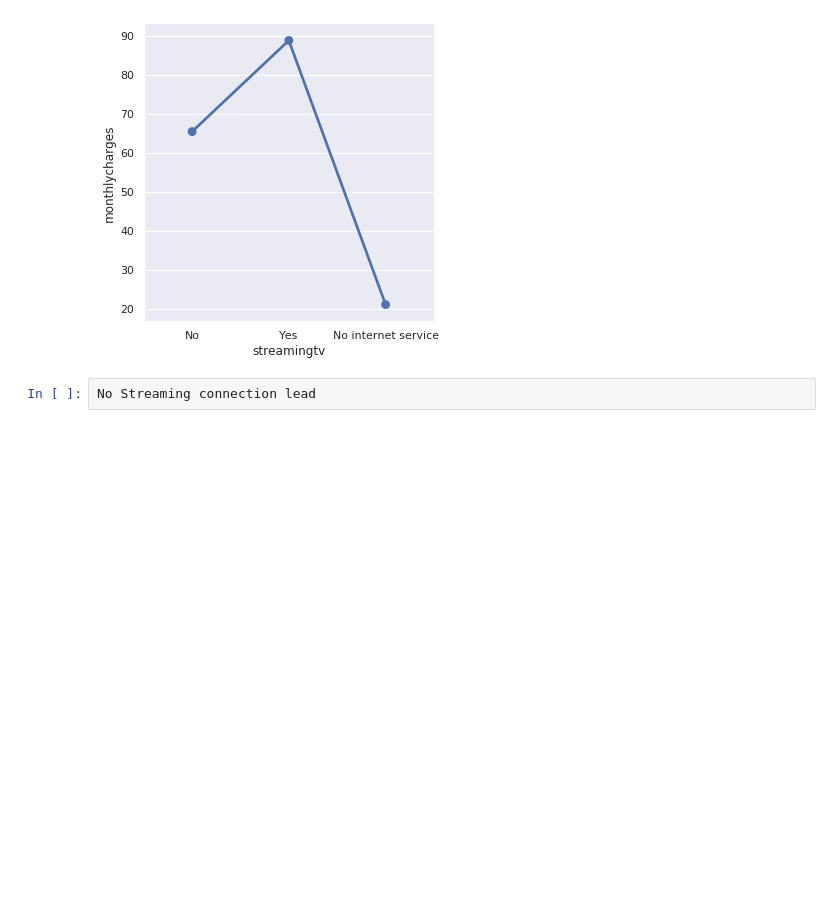
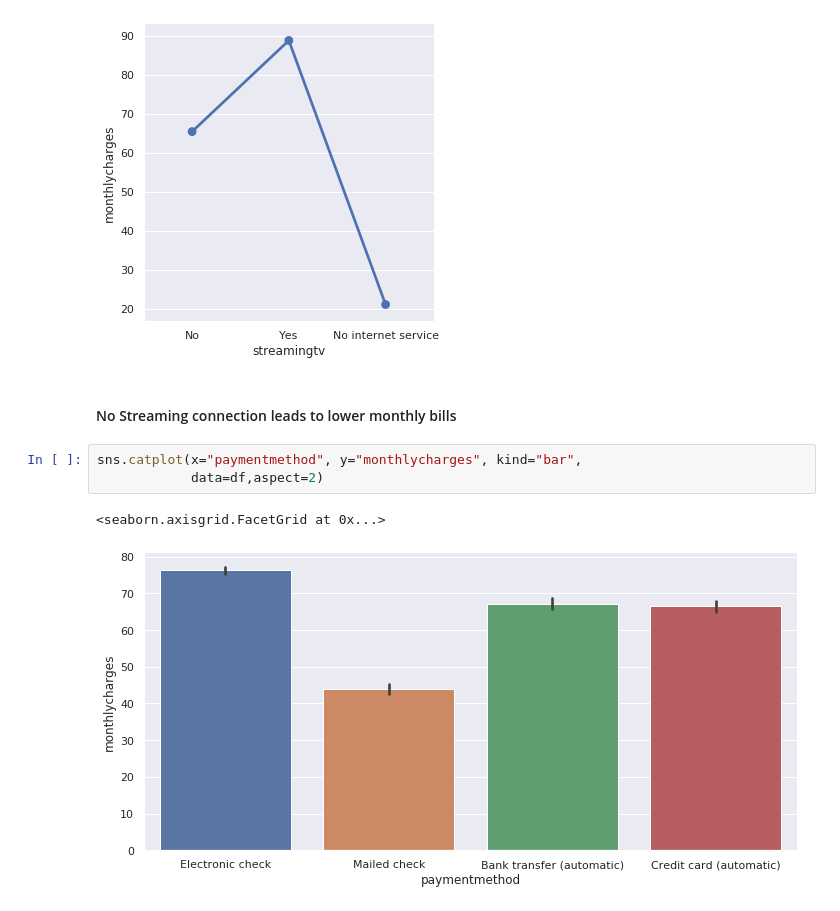
Before and after one commit to singhmanishh/telecom_churn, a Jupyter notebook: Telecom_Churn_EDA.ipynb, the cells around one changed output. Cells and saved outputs as stored; diff of their text form; blank space fills up the shorter version.

```diff
--- a/Telecom_Churn_EDA.ipynb
+++ b/Telecom_Churn_EDA.ipynb
@@ -127,5 +127,11 @@ sns.catplot(x="streamingtv", y="monthlycharges",kind="point", data=df)
 # %% [output]
 <seaborn.axisgrid.FacetGrid at 0x...>
 [figure]
-# %%
-No Streaming connection lead
+# %% [markdown]
+#### No Streaming connection leads to lower monthly bills
+# %%
+sns.catplot(x="paymentmethod", y="monthlycharges", kind="bar",
+            data=df,aspect=2)
+# %% [output]
+<seaborn.axisgrid.FacetGrid at 0x...>
+[figure, added]
```
